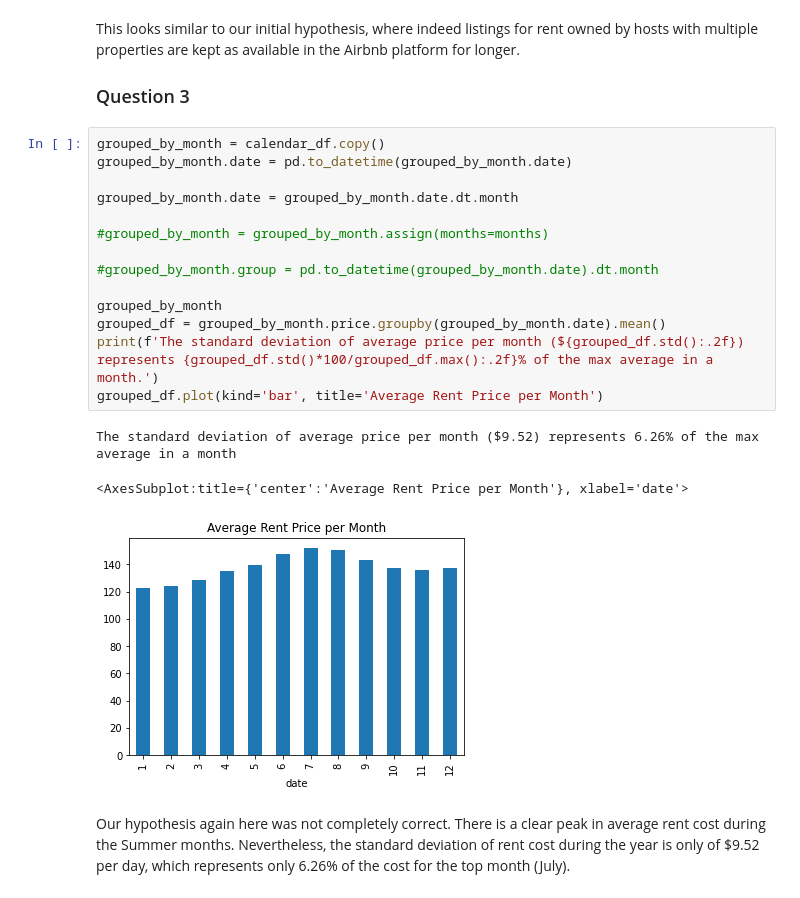
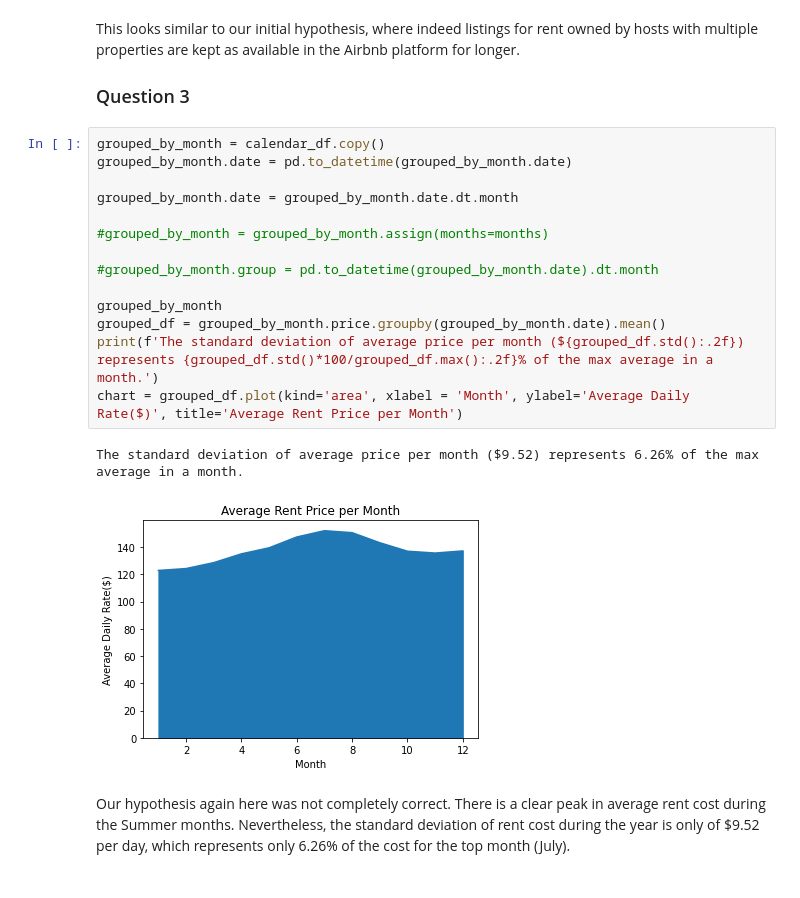
Before and after one commit to adaltof/seattle-airbnb, a Jupyter notebook: Seattle-AirBnb-Project.ipynb, the cells around one changed output. Cells and saved outputs as stored; diff of their text form.

```diff
--- a/Seattle-AirBnb-Project.ipynb
+++ b/Seattle-AirBnb-Project.ipynb
@@ -170,20 +189,19 @@ This looks similar to our initial hypothesis, where indeed listings for rent own
 # %%
 grouped_by_month = calendar_df.copy()
 grouped_by_month.date = pd.to_datetime(grouped_by_month.date)
 
 grouped_by_month.date = grouped_by_month.date.dt.month
 
 #grouped_by_month = grouped_by_month.assign(months=months)
 
 #grouped_by_month.group = pd.to_datetime(grouped_by_month.date).dt.month
 
 grouped_by_month
 grouped_df = grouped_by_month.price.groupby(grouped_by_month.date).mean()
 print(f'The standard deviation of average price per month (${grouped_df.std():.2f}) represents {grouped_df.std()*100/grouped_df.max():.2f}% of the max average in a month.')
-grouped_df.plot(kind='bar', title='Average Rent Price per Month')
+chart = grouped_df.plot(kind='area', xlabel = 'Month', ylabel='Average Daily Rate($)', title='Average Rent Price per Month')
 # %% [output]
-The standard deviation of average price per month ($9.52) represents 6.26% of the max average in a month
+The standard deviation of average price per month ($9.52) represents 6.26% of the max average in a month.
-<AxesSubplot:title={'center':'Average Rent Price per Month'}, xlabel='date'>
-[figure, old version]
+[figure, new version]
 # %% [markdown]
 Our hypothesis again here was not completely correct. There is a clear peak in average rent cost during the Summer months. Nevertheless, the standard deviation of rent cost during the year is only of $9.52 per day, which represents only 6.26% of the cost for the top month (July).
```
Also changed, not shown: parts of 4 cells of this notebook.
